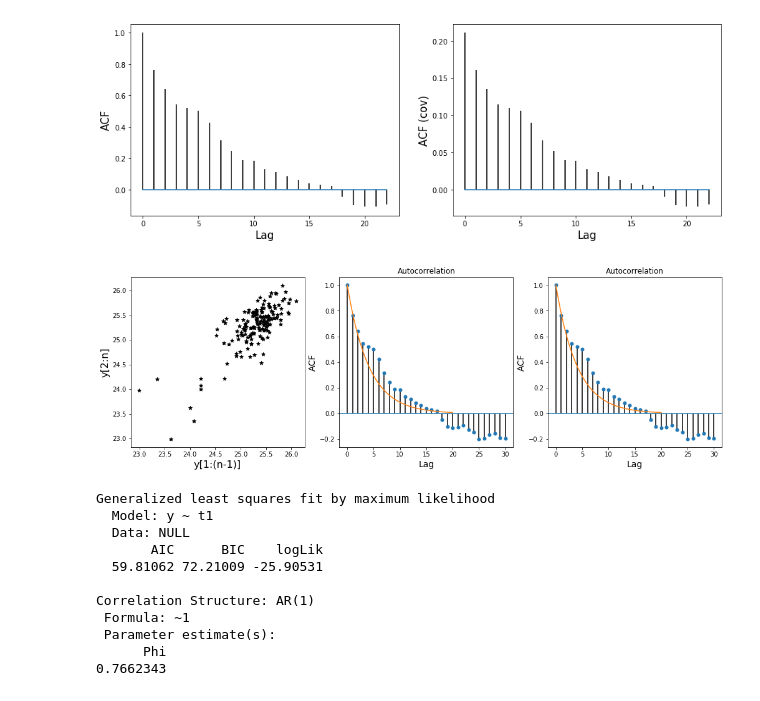
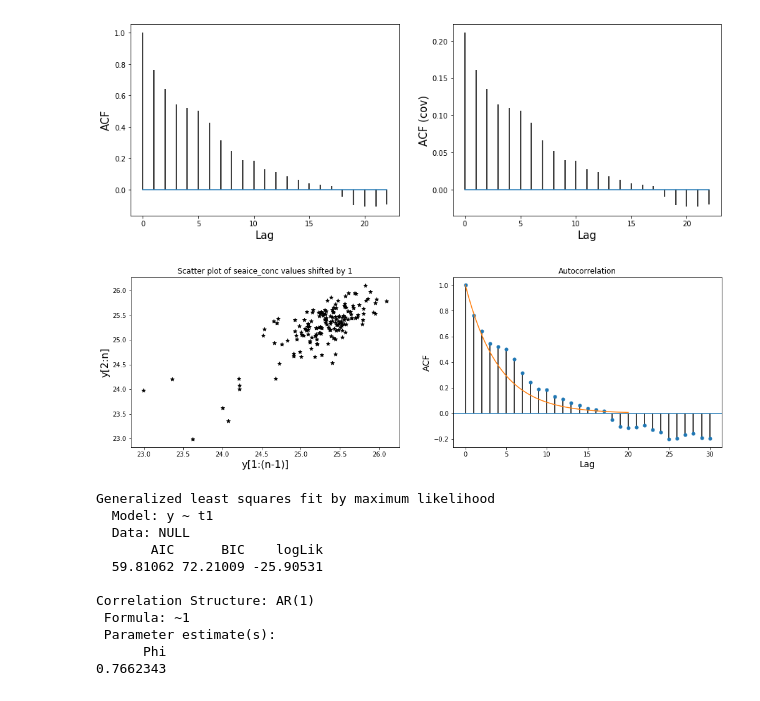
Before and after one commit to hfloresr/ArcticSea, a Jupyter notebook: explore_seaice.ipynb, the cells around one changed output. Saved outputs shown, nothing was run; the diff lists cells and outputs as text; code cells hidden in the pictures.

```diff
--- a/explore_seaice.ipynb
+++ b/explore_seaice.ipynb
@@ -232,22 +232,24 @@ plt.show()
 # %% [output]
 [figure]
 # %%
-fig, ax = plt.subplots(1,3,figsize=(17,5))            # Set up figure and subplots
+fig, ax = plt.subplots(1,2,figsize=(17,5))            # Set up figure and subplots
 ax[0].scatter(y[:-1],y[1:],color='k',marker='*')      # scatter plot of values shifted by 1
 ax[0].set_xlabel('y[1:(n-1)]',fontsize=16)            # x axis label
 ax[0].set_ylabel('y[2:n]',fontsize=16)                # y axis label
+ax[0].set_title('Scatter plot of seaice_conc values shifted by 1')
 sm.graphics.tsa.plot_acf(y,lags=30,alpha=np.float('nan'),ax=ax[1]) # plot empirical autocorrelation function
 alpha_hat = np.corrcoef(y[:-1],y[1:])[0,1]           # the correlation coefficient between lagged values
 ax[1].plot(np.linspace(0,20),alpha_hat**np.linspace(0,20))        # line for theoretical acf using correlation coeff
 ax[1].set_xlabel('Lag', fontsize=14)                  # x axis label
 ax[1].set_ylabel('ACF',fontsize=14)                   # y axis label
-sm.graphics.tsa.plot_acf(y,lags=30,alpha=np.float('nan'),ax=ax[2]) # plot empirical autocorrelation function
-ax[2].plot(np.linspace(0,20),0.78**np.linspace(0,20)) # plot optimized autocorrelation function (more info below)
-ax[2].set_xlabel('Lag', fontsize=14)                  # x axis label
-ax[2].set_ylabel('ACF',fontsize=14)                   # y axis label
-plt.show()
+#sm.graphics.tsa.plot_acf(y,lags=30,alpha=np.float('nan'),ax=ax[2]) # plot empirical autocorrelation function
+#ax[2].plot(np.linspace(0,20),0.78**np.linspace(0,20)) # plot optimized autocorrelation function (more info below)
+#ax[2].set_xlabel('Lag', fontsize=14)                  # x axis label
+#ax[2].set_ylabel('ACF',fontsize=14)                   # y axis label
+#plt.show()
+plt.savefig('figs/autoregressive.png')
 # %% [output]
-[figure, old version]
+[figure, new version]
 # %%
 # Fit a linear regression between y and time, specifying a first order autoregressive covariance matrix.
 # Specify method='ML' to fit exact maximum likelihood
```
Also changed, not shown: parts of 13 cells of this notebook, 1 other file.
